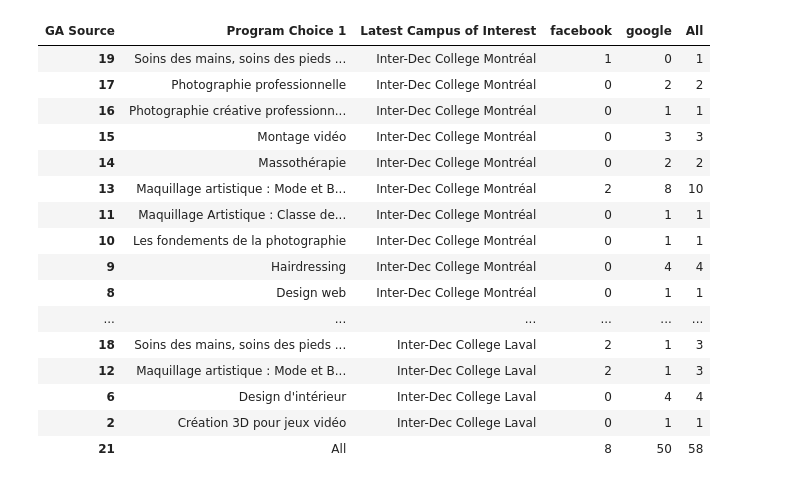
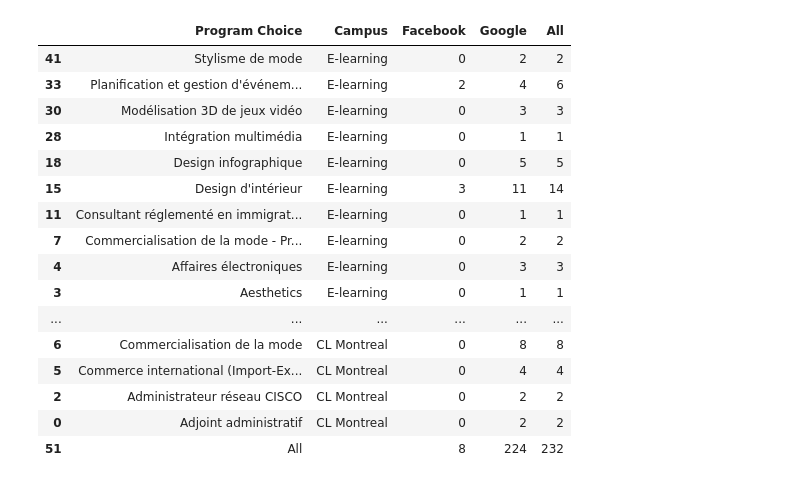
Before and after one commit to BjMrq/Jupyter-Notebooks, a Jupyter notebook: Leads processing.ipynb, the cells around one changed output. Cells and saved outputs as stored; diff of their text form; code cells hidden in the pictures.

```diff
--- a/Leads processing.ipynb
+++ b/Leads processing.ipynb
@@ -8,7 +8,7 @@ from dotenv import load_dotenv
 # Load environement variables
 load_dotenv()
 
-campus_name = "InterDec"
+campus_name = "LaSalle"
 
 path = os.getcwd()
 # %%
@@ -75,11 +75,19 @@ df
 # %%
+# Isolating campuses if multiple campus in one report
 if campus_name == "LaSalle" or campus_name == "InterDec":
     if campus_name == "LaSalle":
-        campus_name = ["LaSalle College", "LaSalle College Laval"]
+        # Format schools
+        df["Latest Campus of Interest"] = df["Latest Campus of Interest"].str.replace(
+            "LaSalle College", "CL Montreal").str.replace(
+            "LaSalle College Laval", "CL Laval")
+        campus_name = ["CL Montreal", "CL Laval", "E-learning"]
 
     elif campus_name == "InterDec":
-        campus_name = ["Inter-Dec College Montréal",
-                       "Inter-Dec College Laval"]
+        df["Latest Campus of Interest"] = df["Latest Campus of Interest"].str.replace(
+            "Inter-Dec College Montréal", "CID Montreal").str.replace(
+            "Inter-Dec College Laval", "CID Laval")
+        campus_name = ["CID Montreal",
+                       "CID Laval"]
 
     # Isoalating paid media source
     leads = df.loc[df['Latest Campus of Interest'].isin(campus_name)]
@@ -113,35 +121,38 @@ leads
 # %%
 # Get leads per source
 pivot = pd.pivot_table(
         leads,
         values='E-mail 1',
         index=['Program Choice 1', 'Latest Campus of Interest'],
         columns=['GA Source'],
         aggfunc=lambda x: len(x.unique()), fill_value=0, margins=True).reset_index()
 
 pivot = pivot.sort_values(by=['Latest Campus of Interest', 'Program Choice 1'], ascending=False)
 
 # Save the result
 campus_name = 'LaSalle'
 
+pivot.columns = ['Program Choice','Campus','Facebook',
+                     'Google', "All"]
+
 pivot.to_csv(path + "\\" + campus_name + '_last_week_leads.csv', index=False)
 
 pivot
 # %% [output]
-| GA Source | Program Choice 1 | Latest Campus of Interest | facebook | google | All |
-| 19 | Soins des mains, soins des pieds ... | Inter-Dec College Montréal | 1 | 0 | 1 |
-| 17 | Photographie professionnelle | Inter-Dec College Montréal | 0 | 2 | 2 |
-| 16 | Photographie créative professionn... | Inter-Dec College Montréal | 0 | 1 | 1 |
-| 15 | Montage vidéo | Inter-Dec College Montréal | 0 | 3 | 3 |
-| 14 | Massothérapie | Inter-Dec College Montréal | 0 | 2 | 2 |
-| 13 | Maquillage artistique : Mode et B... | Inter-Dec College Montréal | 2 | 8 | 10 |
-| 11 | Maquillage Artistique : Classe de... | Inter-Dec College Montréal | 0 | 1 | 1 |
-| 10 | Les fondements de la photographie | Inter-Dec College Montréal | 0 | 1 | 1 |
-| 9 | Hairdressing | Inter-Dec College Montréal | 0 | 4 | 4 |
-| 8 | Design web | Inter-Dec College Montréal | 0 | 1 | 1 |
+|  | Program Choice | Campus | Facebook | Google | All |
+| 41 | Stylisme de mode | E-learning | 0 | 2 | 2 |
+| 33 | Planification et gestion d'événem... | E-learning | 2 | 4 | 6 |
+| 30 | Modélisation 3D de jeux vidéo | E-learning | 0 | 3 | 3 |
+| 28 | Intégration multimédia | E-learning | 0 | 1 | 1 |
+| 18 | Design infographique | E-learning | 0 | 5 | 5 |
+| 15 | Design d'intérieur | E-learning | 3 | 11 | 14 |
+| 11 | Consultant réglementé en immigrat... | E-learning | 0 | 1 | 1 |
+| 7 | Commercialisation de la mode - Pr... | E-learning | 0 | 2 | 2 |
+| 4 | Affaires électroniques | E-learning | 0 | 3 | 3 |
+| 3 | Aesthetics | E-learning | 0 | 1 | 1 |
 | ... | ... | ... | ... | ... | ... |
-| 18 | Soins des mains, soins des pieds ... | Inter-Dec College Laval | 2 | 1 | 3 |
-| 12 | Maquillage artistique : Mode et B... | Inter-Dec College Laval | 2 | 1 | 3 |
-| 6 | Design d'intérieur | Inter-Dec College Laval | 0 | 4 | 4 |
-| 2 | Création 3D pour jeux vidéo | Inter-Dec College Laval | 0 | 1 | 1 |
-| 21 | All |  | 8 | 50 | 58 |
+| 6 | Commercialisation de la mode | CL Montreal | 0 | 8 | 8 |
+| 5 | Commerce international (Import-Ex... | CL Montreal | 0 | 4 | 4 |
+| 2 | Administrateur réseau CISCO | CL Montreal | 0 | 2 | 2 |
+| 0 | Adjoint administratif | CL Montreal | 0 | 2 | 2 |
+| 51 | All |  | 8 | 224 | 232 |
```
Also changed, not shown: parts of 3 cells of this notebook, 3 other files.
